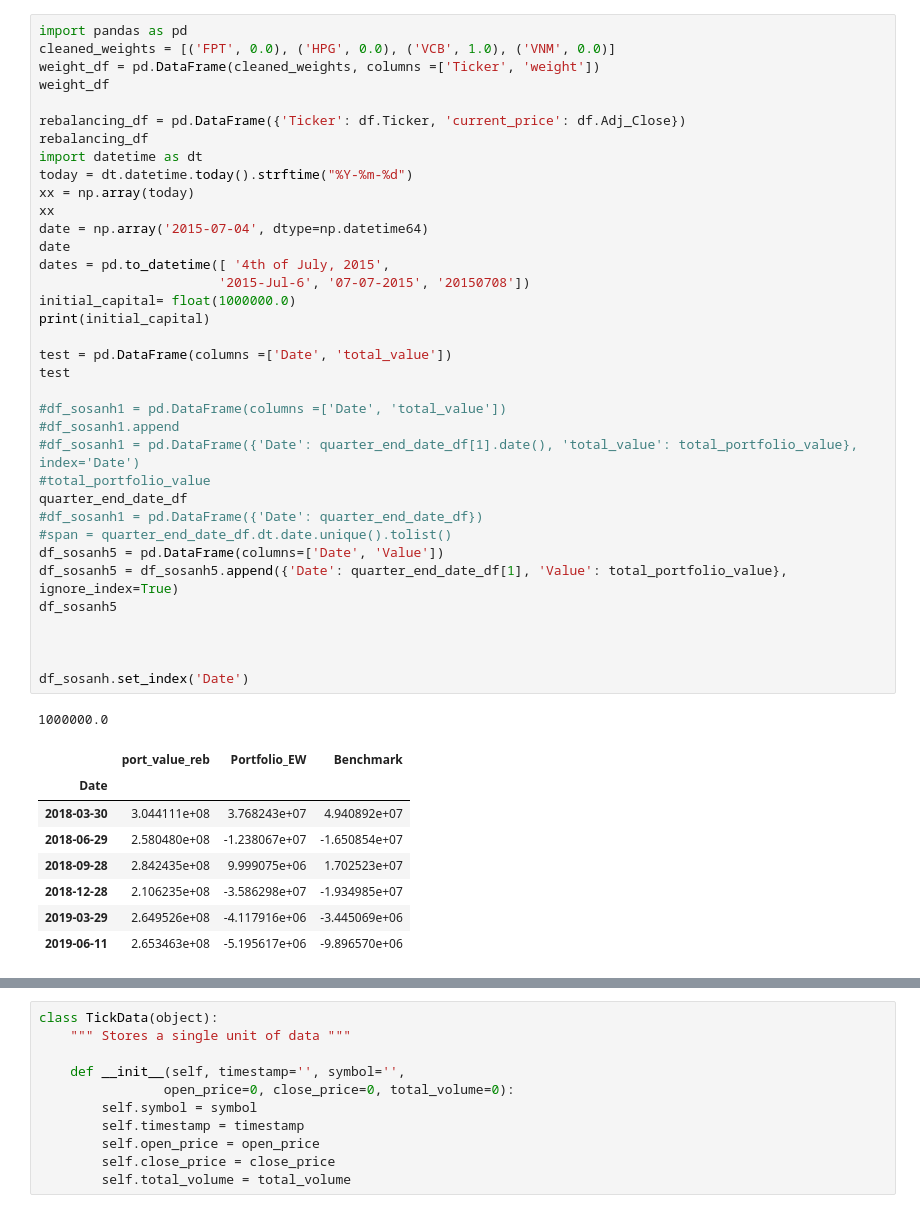
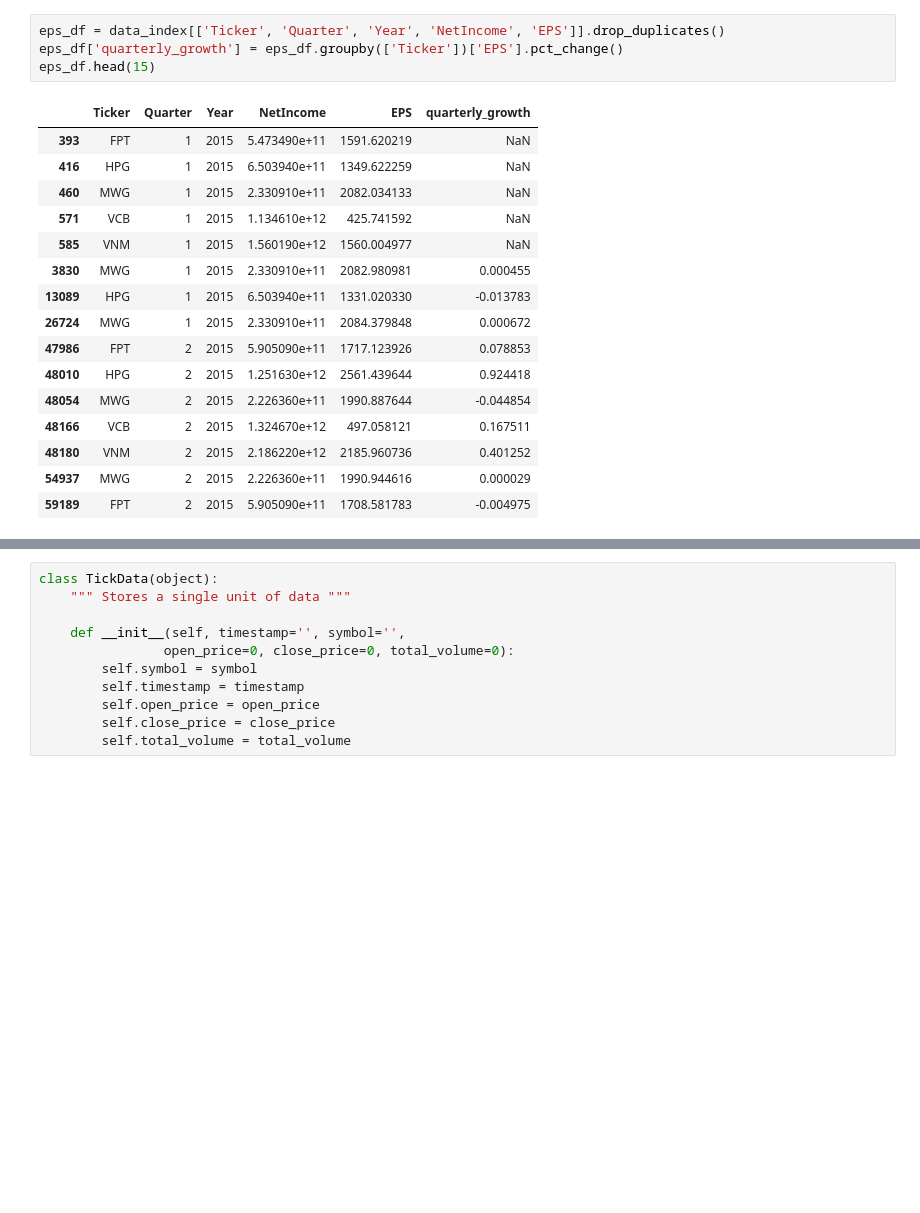
Before and after one commit to lf2foce/quant, a Jupyter notebook: iterrows_test_multiple_Stock.ipynb, the cells around one changed output, grey strips where cells are left out. Drawn from its saved outputs; the diff is of its cells as text; blank space fills up the shorter version.

```diff
--- a/iterrows_test_multiple_Stock.ipynb
+++ b/iterrows_test_multiple_Stock.ipynb
@@ -202,49 +248,24 @@ Wall time: 19.2 s
-# %%
-import pandas as pd
-cleaned_weights = [('FPT', 0.0), ('HPG', 0.0), ('VCB', 1.0), ('VNM', 0.0)]
-weight_df = pd.DataFrame(cleaned_weights, columns =['Ticker', 'weight'])
-weight_df
-
-rebalancing_df = pd.DataFrame({'Ticker': df.Ticker, 'current_price': df.Adj_Close})
-rebalancing_df
-import datetime as dt
-today = dt.datetime.today().strftime("%Y-%m-%d")
-xx = np.array(today)
-xx
-date = np.array('2015-07-04', dtype=np.datetime64)
-date
-dates = pd.to_datetime([ '4th of July, 2015',
-                       '2015-Jul-6', '07-07-2015', '20150708'])
-initial_capital= float(1000000.0)
-print(initial_capital)
-
-test = pd.DataFrame(columns =['Date', 'total_value'])
-test
-
-#df_sosanh1 = pd.DataFrame(columns =['Date', 'total_value'])
-#df_sosanh1.append
-#df_sosanh1 = pd.DataFrame({'Date': quarter_end_date_df[1].date(), 'total_value': total_portfolio_value}, index='Date')
-#total_portfolio_value
-quarter_end_date_df
-#df_sosanh1 = pd.DataFrame({'Date': quarter_end_date_df})
-#span = quarter_end_date_df.dt.date.unique().tolist()
-df_sosanh5 = pd.DataFrame(columns=['Date', 'Value'])
-df_sosanh5 = df_sosanh5.append({'Date': quarter_end_date_df[1], 'Value': total_portfolio_value}, ignore_index=True)
-df_sosanh5
-
-
-
-df_sosanh.set_index('Date')
-# %% [output]
-1000000.0
-|  | port_value_reb | Portfolio_EW | Benchmark |
-| Date |  |  |  |
-| 2018-03-30 | 3.044111e+08 | 3.768243e+07 | 4.940892e+07 |
-| 2018-06-29 | 2.580480e+08 | -1.238067e+07 | -1.650854e+07 |
-| 2018-09-28 | 2.842435e+08 | 9.999075e+06 | 1.702523e+07 |
-| 2018-12-28 | 2.106235e+08 | -3.586298e+07 | -1.934985e+07 |
-| 2019-03-29 | 2.649526e+08 | -4.117916e+06 | -3.445069e+06 |
-| 2019-06-11 | 2.653463e+08 | -5.195617e+06 | -9.896570e+06 |
+# %%
+eps_df = data_index[['Ticker', 'Quarter', 'Year', 'NetIncome', 'EPS']].drop_duplicates()
+eps_df['quarterly_growth'] = eps_df.groupby(['Ticker'])['EPS'].pct_change()
+eps_df.head(15)
+# %% [output]
+|  | Ticker | Quarter | Year | NetIncome | EPS | quarterly_growth |
+| 393 | FPT | 1 | 2015 | 5.473490e+11 | 1591.620219 | NaN |
+| 416 | HPG | 1 | 2015 | 6.503940e+11 | 1349.622259 | NaN |
+| 460 | MWG | 1 | 2015 | 2.330910e+11 | 2082.034133 | NaN |
+| 571 | VCB | 1 | 2015 | 1.134610e+12 | 425.741592 | NaN |
+| 585 | VNM | 1 | 2015 | 1.560190e+12 | 1560.004977 | NaN |
+| 3830 | MWG | 1 | 2015 | 2.330910e+11 | 2082.980981 | 0.000455 |
+| 13089 | HPG | 1 | 2015 | 6.503940e+11 | 1331.020330 | -0.013783 |
+| 26724 | MWG | 1 | 2015 | 2.330910e+11 | 2084.379848 | 0.000672 |
+| 47986 | FPT | 2 | 2015 | 5.905090e+11 | 1717.123926 | 0.078853 |
+| 48010 | HPG | 2 | 2015 | 1.251630e+12 | 2561.439644 | 0.924418 |
+| 48054 | MWG | 2 | 2015 | 2.226360e+11 | 1990.887644 | -0.044854 |
+| 48166 | VCB | 2 | 2015 | 1.324670e+12 | 497.058121 | 0.167511 |
+| 48180 | VNM | 2 | 2015 | 2.186220e+12 | 2185.960736 | 0.401252 |
+| 54937 | MWG | 2 | 2015 | 2.226360e+11 | 1990.944616 | 0.000029 |
+| 59189 | FPT | 2 | 2015 | 5.905090e+11 | 1708.581783 | -0.004975 |
 # %%
 #test phần trên
 import datetime as dt
```
Also changed, not shown: parts of 6 cells of this notebook.
